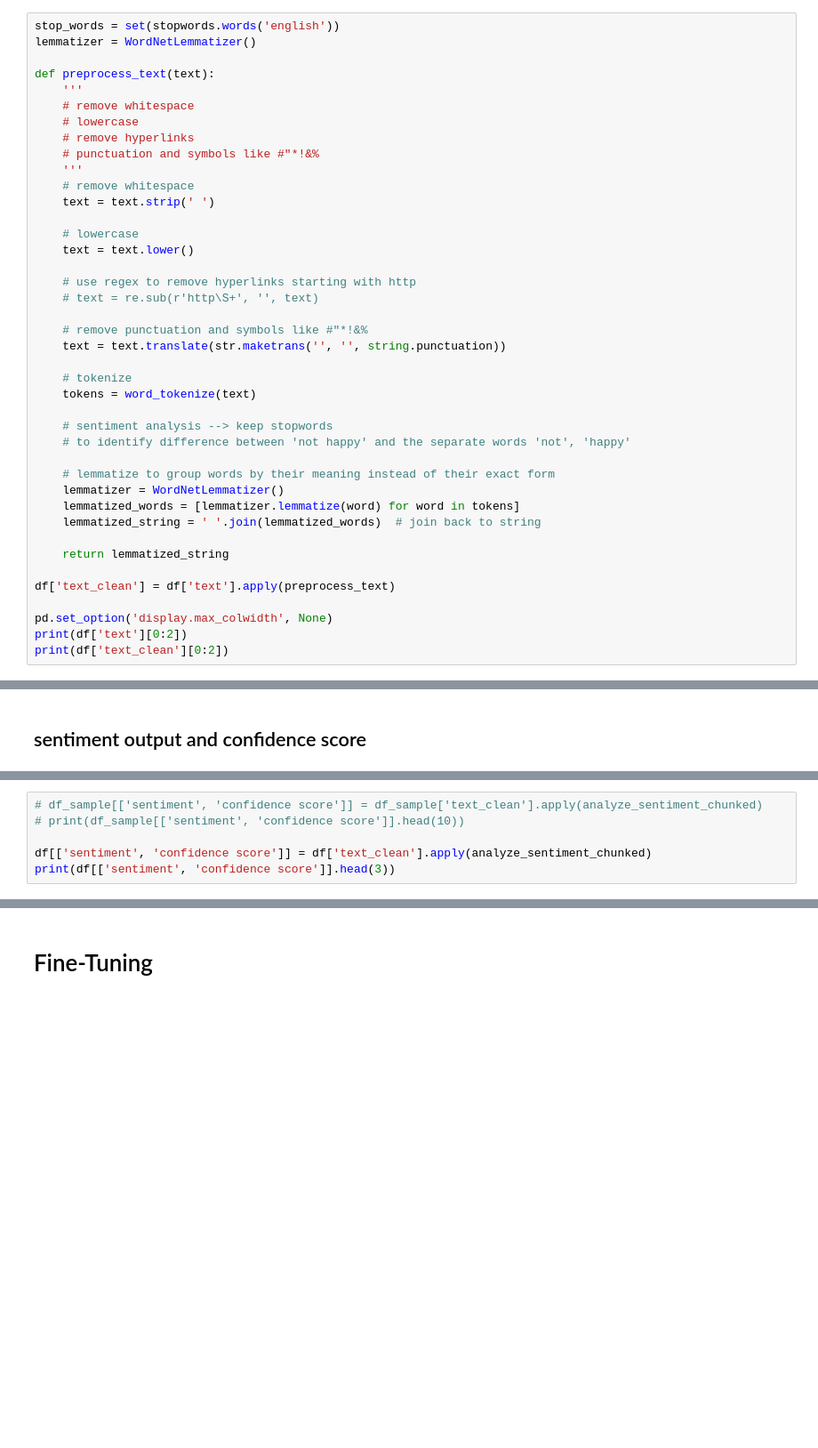
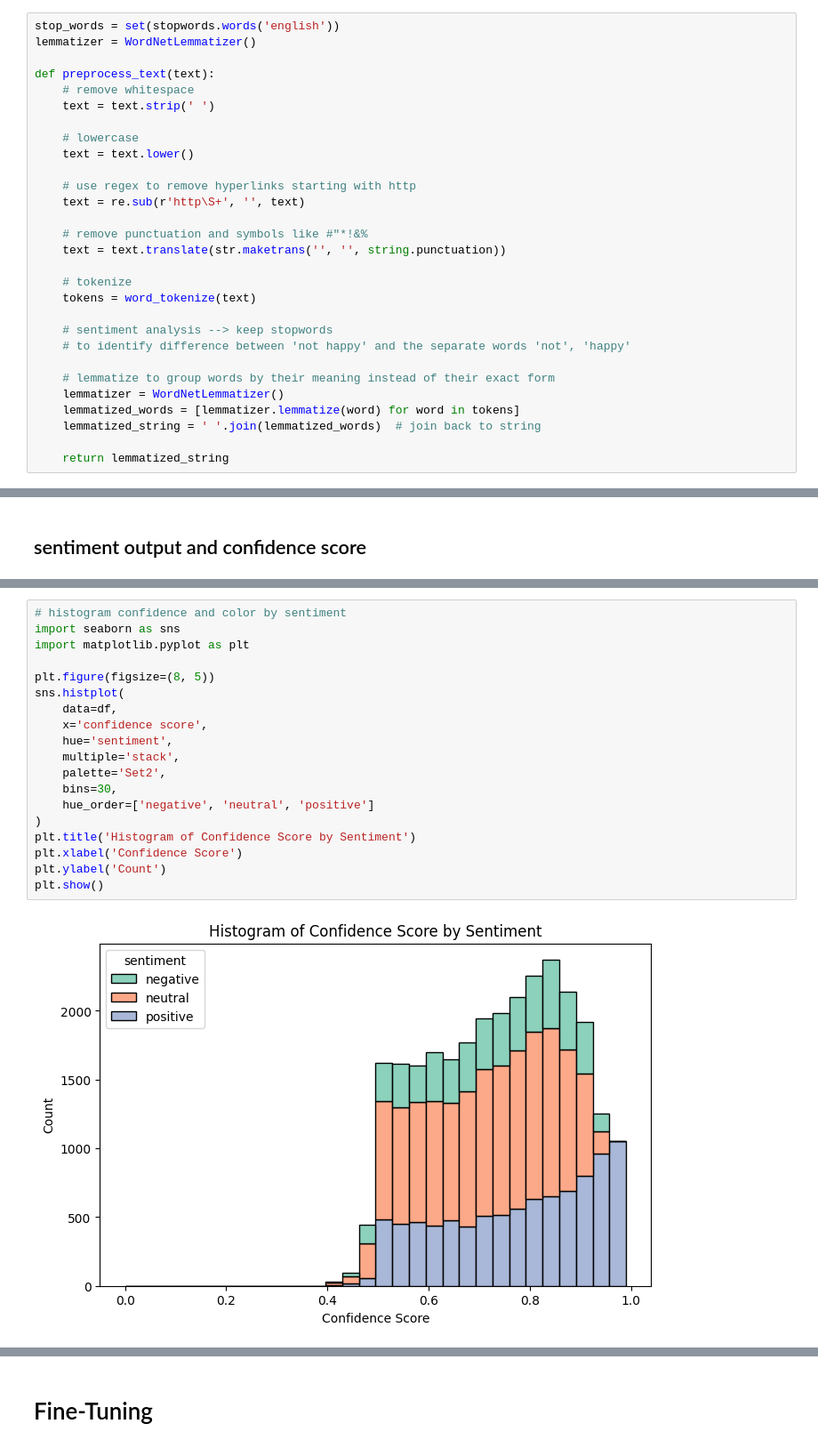
Before and after one commit to 1337tester/SolarSoundBytes, a Jupyter notebook: notebooks/fp/fp_nlp_tweets_preprocessing.ipynb, the cells around one changed output, grey strips where cells are left out. Shown: that part at 89% size. Saved outputs shown, nothing was run; the diff lists cells and outputs as text; blank space fills up the shorter version.

Commit message:
twitter sentiment analysis, notebook & results

```diff
--- a/notebooks/fp/fp_nlp_tweets_preprocessing.ipynb
+++ b/notebooks/fp/fp_nlp_tweets_preprocessing.ipynb
@@ -138,12 +139,6 @@ stop_words = set(stopwords.words('english'))
 lemmatizer = WordNetLemmatizer()
 
 def preprocess_text(text):
-    '''
-    # remove whitespace
-    # lowercase
-    # remove hyperlinks
-    # punctuation and symbols like #"*!&%
-    '''
     # remove whitespace
     text = text.strip(' ')
 
@@ -151,7 +146,7 @@ def preprocess_text(text):
     text = text.lower()
 
     # use regex to remove hyperlinks starting with http
-    # text = re.sub(r'http\S+', '', text)
+    text = re.sub(r'http\S+', '', text)
 
     # remove punctuation and symbols like #"*!&%
     text = text.translate(str.maketrans('', '', string.punctuation))
@@ -168,9 +163,3 @@ def preprocess_text(text):
     lemmatized_string = ' '.join(lemmatized_words)  # join back to string
 
     return lemmatized_string
-
-df['text_clean'] = df['text'].apply(preprocess_text)
-
-pd.set_option('display.max_colwidth', None)
-print(df['text'][0:2])
-print(df['text_clean'][0:2])
@@ -313,6 +282,0 @@ KeyboardInterrupt:
-# %%
-# df_sample[['sentiment', 'confidence score']] = df_sample['text_clean'].apply(analyze_sentiment_chunked)
-# print(df_sample[['sentiment', 'confidence score']].head(10))
-
-df[['sentiment', 'confidence score']] = df['text_clean'].apply(analyze_sentiment_chunked)
-print(df[['sentiment', 'confidence score']].head(3))
@@ -334,0 +290,21 @@ print(df_sample[df_sample['sentiment'] == 'negative'].sample()['Clean Article Te
+# %%
+# histogram confidence and color by sentiment
+import seaborn as sns
+import matplotlib.pyplot as plt
+
+plt.figure(figsize=(8, 5))
+sns.histplot(
+    data=df,
+    x='confidence score',
+    hue='sentiment',
+    multiple='stack',
+    palette='Set2',
+    bins=30,
+    hue_order=['negative', 'neutral', 'positive']
+)
+plt.title('Histogram of Confidence Score by Sentiment')
+plt.xlabel('Confidence Score')
+plt.ylabel('Count')
+plt.show()
+# %% [output]
+[figure, added]
```
Also changed, not shown: parts of 37 cells of this notebook, 9 other files.
